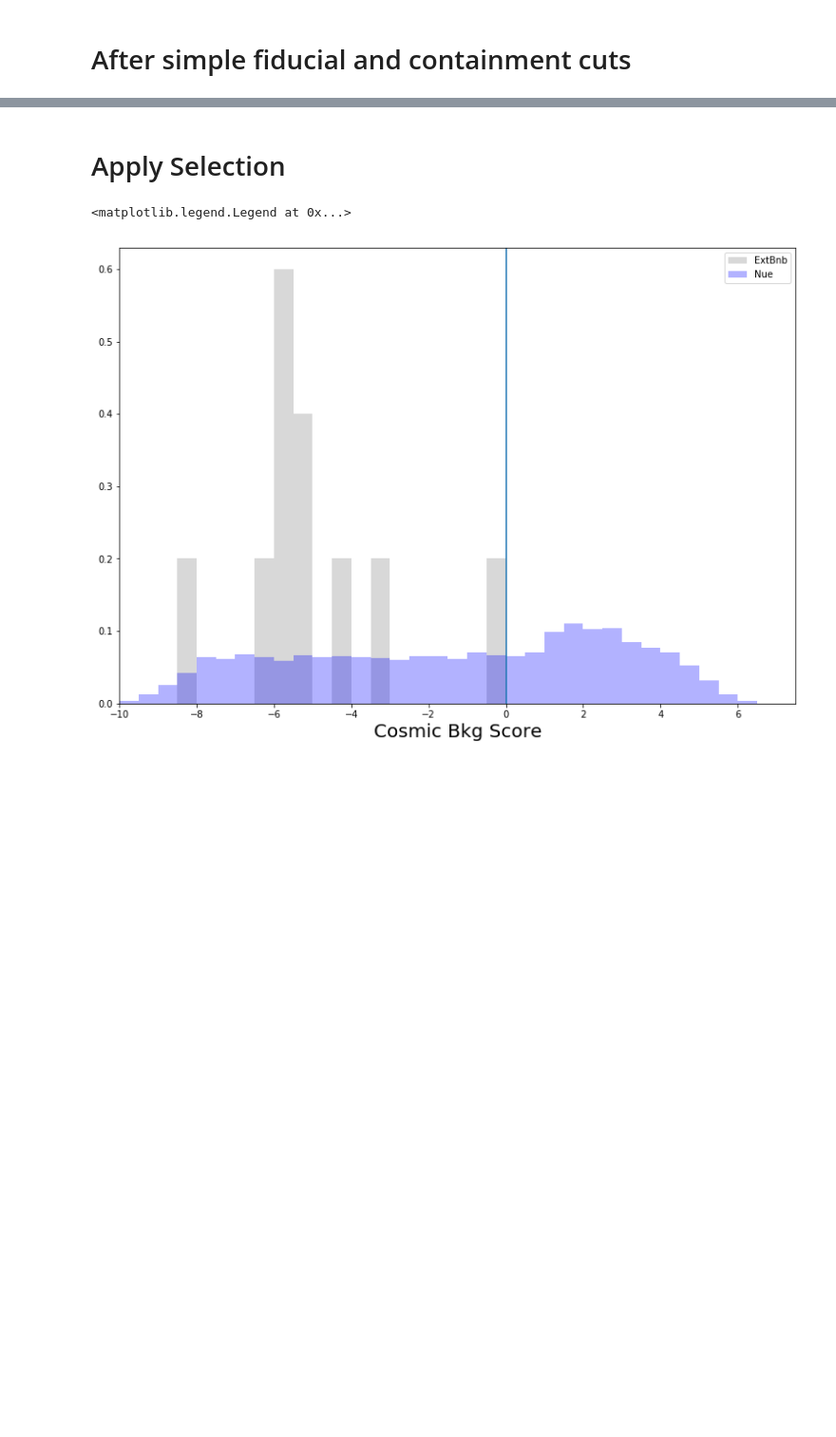
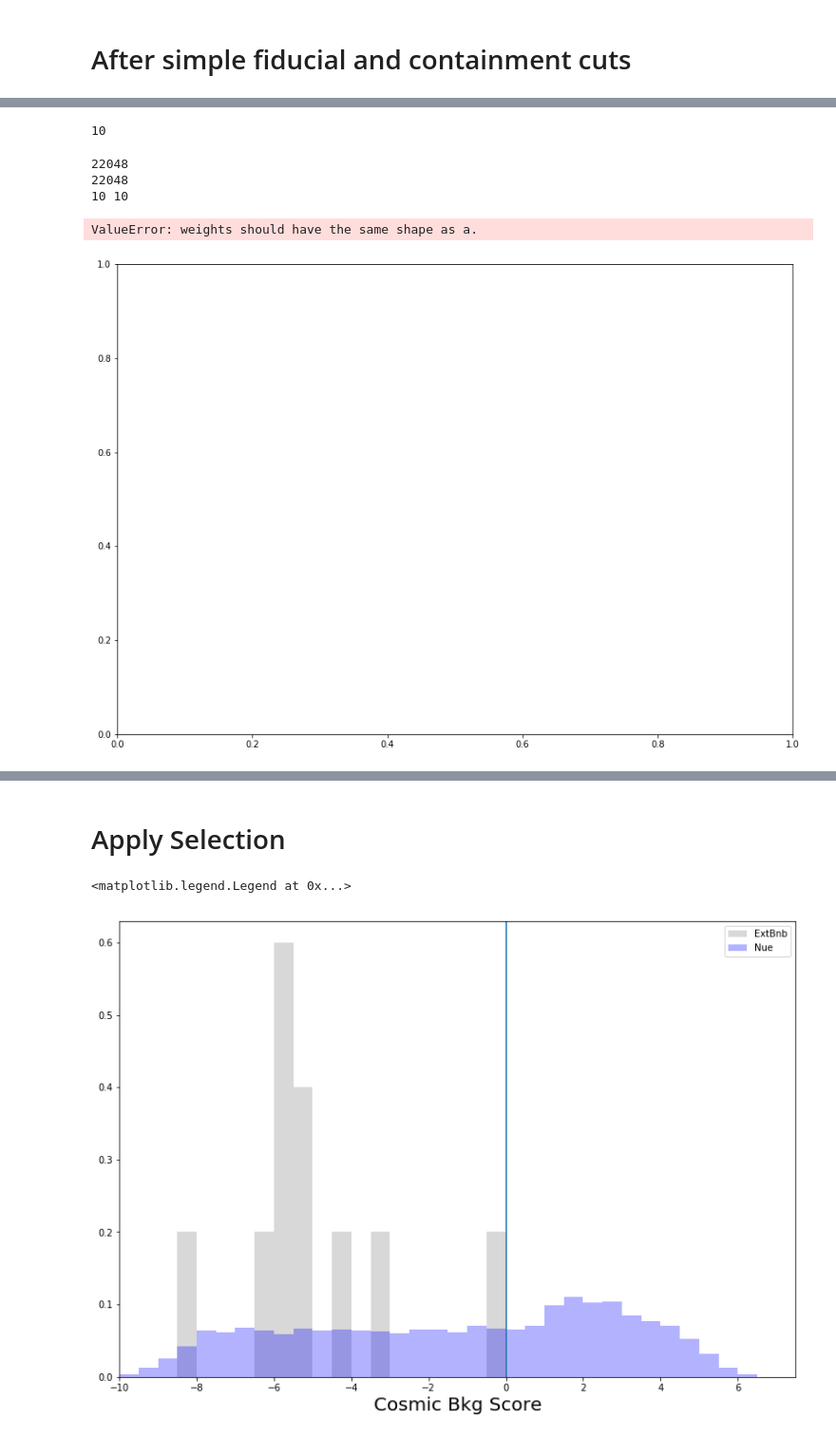
Before and after one commit to LArbys/1L1PSelection, a Jupyter notebook: DL_1e1p_selection-prime.ipynb, the cells around one changed output, grey strips where cells are left out. Shown at 95% size. Saved outputs shown, nothing was run; the diff lists cells and outputs as text; code cells hidden in the pictures; blank space fills up the shorter version.

```diff
--- a/DL_1e1p_selection-prime.ipynb
+++ b/DL_1e1p_selection-prime.ipynb
@@ -237,0 +262,70 @@ Text(0.6,0.7,'Fiducial, Two-Track, Containment\nCuts, Succesful Shower Reco and
+# %%
+df_numu_CCQE_pi0 = df_numu_pi0.query("mc_label in ['numu_CCQE']")
+df_numu_MEC_pi0 = df_numu_pi0.query("mc_label in ['numu_MEC']")
+df_numu_pizero_pi0 = df_numu_pi0.query("mc_label in ['numu_pizero']")
+df_numu_piplusminus_pi0= df_numu_pi0.query("mc_label in ['numu_piplusminus']")
+df_bnb_other_pi0 = df_numu_pi0.query("mc_label not in ['nue_offvtx','numu_offvtx','numu_CCQE','numu_MEC','numu_pizero','numu_piplusminus']")
+df_nue_CC_pi0 = df_nue_pi0.query("mc_label not in ['nue_offvtx']")
+
+df_numu_offvtx_pi0 = df_numu_pi0.query("mc_label in ['numu_offvtx'] and mc_label in ['numu_pizero']")
+df_nue_offvtx_pi0= df_nue_pi0.query("mc_label in ['nue_offvtx'] and mc_label not in ['numu_pizero'] ")
+df_bnb_offvtx_pi0 = pd.concat([df_numu_offvtx_pi0,df_nue_offvtx_pi0],sort=False)
+
+df_numu_offvtx_nonpi0 = df_numu_pi0.query("mc_label in ['numu_offvtx'] and mc_label not in ['numu_pizero']")
+df_nue_offvtx_nonpi0= df_nue_pi0.query("mc_label in ['nue_offvtx'] and mc_label not in ['numu_pizero'] ")
+df_bnb_offvtx_nonpi0 = pd.concat([df_numu_offvtx_nonpi0,df_nue_offvtx_nonpi0],sort=False)
+
+
+weights_bnb_offvtx_pi0 = np.concatenate((CV(df_numu_offvtx_pi0)*NUMU_SCALE,CV(df_nue_offvtx_pi0)*NUE_SCALE))
+weights_bnb_offvtx_nonpi0 = np.concatenate((CV(df_numu_offvtx_nonpi0)*NUMU_SCALE,CV(df_nue_offvtx_nonpi0)*NUE_SCALE))
+# weights_bnb_offvtx_pi0 = CV(df_bnboverlay_offvtx_pi0)*NUMU_SCALE
+weights_numu_CCQE_pi0 = CV(df_numu_CCQE_pi0)*NUMU_SCALE
+weights_numu_MEC_pi0 = CV(df_numu_MEC_pi0)*NUMU_SCALE
+weights_numu_pizero_pi0 = CV(df_numu_pizero_pi0)*NUMU_SCALE
+weights_numu_piplusminus_pi0 = CV(df_numu_piplusminus_pi0)*NUMU_SCALE
+weights_bnb_other_pi0 = CV(df_bnb_other_pi0)*NUMU_SCALE
+weights_nue_CC_pi0 = CV(df_nue_CC_pi0)*NUE_SCALE
+weights_ext_pi0 = np.ones(len(df_ext_pi0))*EXT_SCALE
+weights_data_pi0 = np.ones(len(df_data_pi0))*DATA_SCALE
+weights_dirt_pi0 = CV(df_dirt_pi0)*DIRT_SCALE
+
+a_weights = [weights_numu_CCQE_pi0,weights_numu_MEC_pi0,weights_numu_pizero_pi0,weights_numu_piplusminus_pi0,weights_bnb_other_pi0,weights_bnb_offvtx_pi0,weights_bnb_offvtx_nonpi0,weights_nue_CC_pi0,weights_dirt_pi0,weights_ext_pi0]
+a_scale = [NUMU_SCALE,NUMU_SCALE,NUMU_SCALE,NUMU_SCALE,NUMU_SCALE,NUMU_SCALE,NUMU_SCALE,NUMU_SCALE,NUE_SCALE,DIRT_SCALE,EXT_SCALE]
+a_labels = [r'$\nu_\mu$ CCQE',r'$\nu_\mu$ MEC',r'$\nu_\mu$ Res $\pi^0$',r'$\nu_\mu$ Res $\pi^{+/-}$',r'BNB Other','BNB Off Vertex pi0','BNB Off Vertex nonpi0',r'$\nu_e$ Intrinsic Overlay','Dirt','EXTBNB']
+a_colors = ['blue','cyan','greenyellow','darkgreen','gold','grey','red','pink','peru','fuchsia']
+
+
+print(len(a_colors))
+# %% [output]
+10
+# %%
+vartest = 'Enu_1m1p'
+varname = r'Reconstructed $E_\nu$'
+myrange = (50,1500)
+nbins = 60
+print()
+# vtx_offvtx = np.concatenate((CV(df_bnboverlay_offvtx_presel[vartest].values),CV(df_nue_offvtx_presel[vartest].values)))
+var_offvtx = df_bnb_offvtx_pi0[vartest].values
+var_offvtx_non = df_bnb_offvtx_nonpi0[vartest].values
+var_ccqe = df_numu_CCQE_pi0[vartest].values
+var_mec = df_numu_MEC_pi0[vartest].values
+var_pizero = df_numu_pizero_pi0[vartest].values
+var_piplusminus = df_numu_piplusminus_pi0[vartest].values
+var_other = df_bnb_other_pi0[vartest].values
+var_nue = df_nue_CC_pi0[vartest].values
+var_ext = df_ext_pi0[vartest].values
+var_data = df_data_pi0[vartest].values
+var_dirt = df_dirt_pi0[vartest].values
+
+print (len(var_offvtx_non))
+print (len(weights_bnb_offvtx_nonpi0))
+
+fig,ax = plt.subplots(figsize=(14,10))
+ax0 = distplot_wratio(nbins,myrange,[var_offvtx_non,var_ccqe,var_mec,var_pizero,var_piplusminus,var_other,var_offvtx,var_nue,var_dirt,var_ext],var_data,weights_data_pi0,varname,1800)
+ax0.annotate('Fiducial, Two-Track,and \nContainment Cuts Applied',xy=(.75,.6), xycoords='axes fraction',fontsize=15)
+# %% [output]
+22048
+22048
+10 10
+ValueError: weights should have the same shape as a.
+[figure, added]
```
Also changed, not shown: parts of 19 cells of this notebook, 35 other files.
